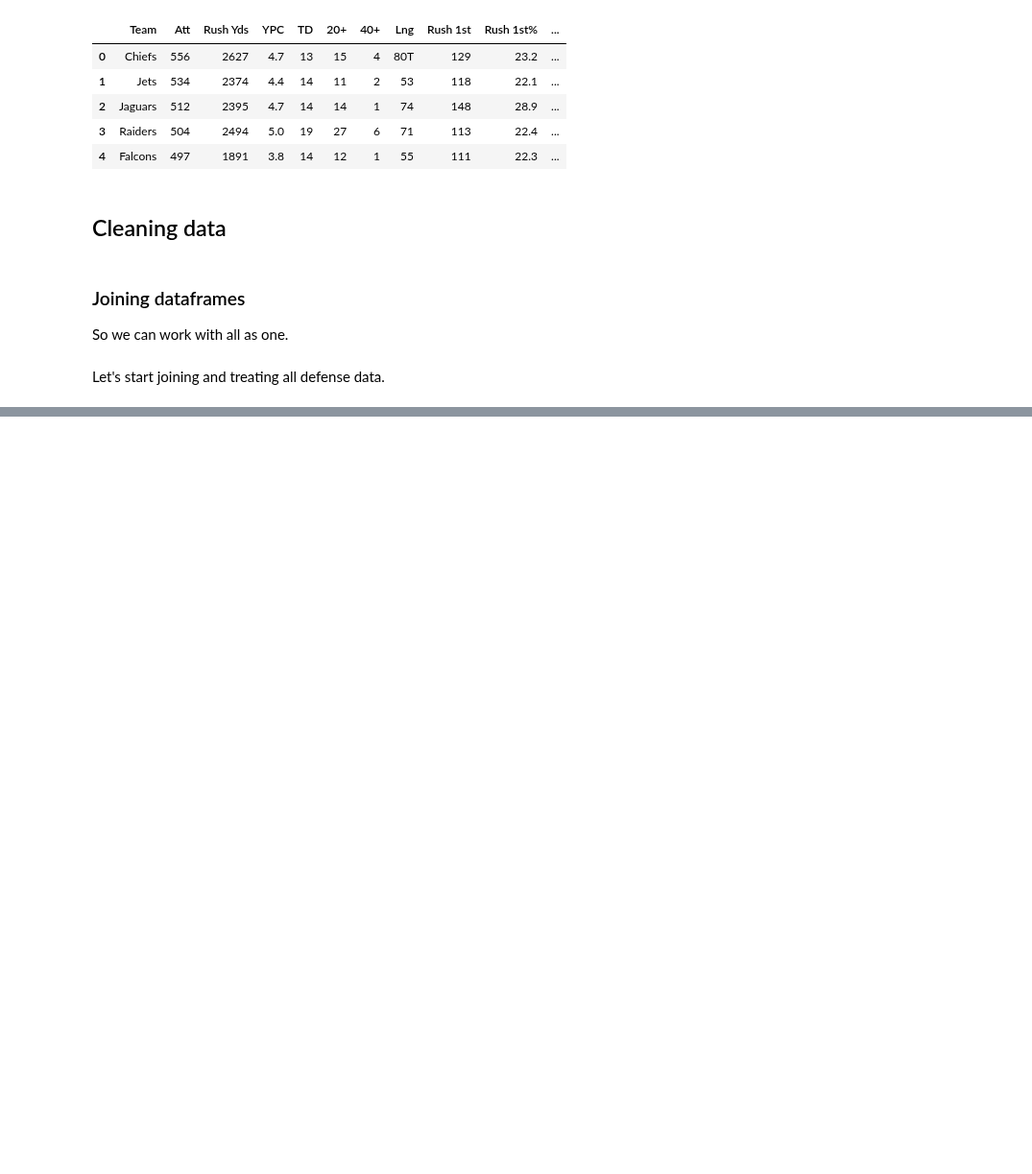
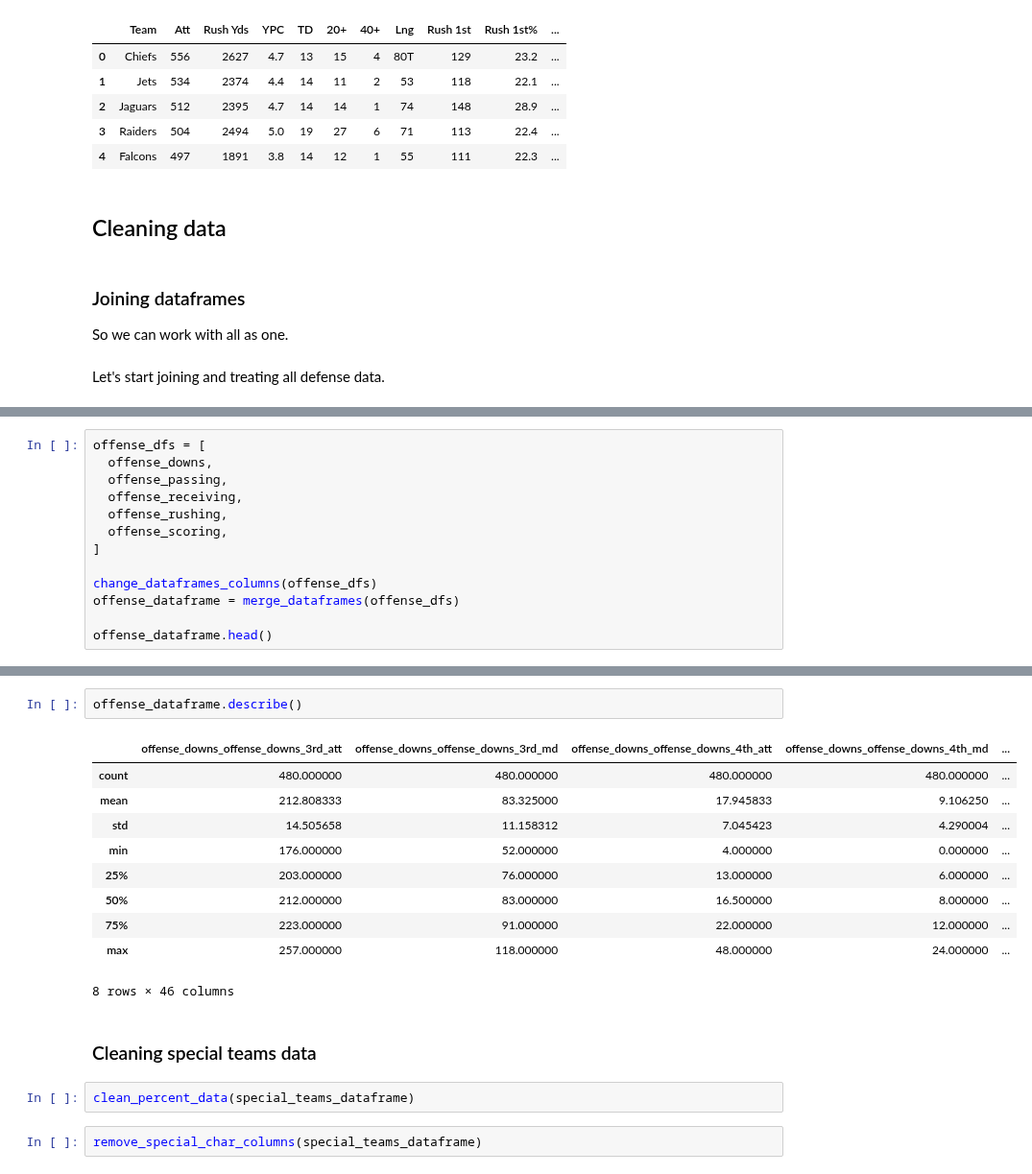
Before and after one commit to rafabandoni/nfl-predict, a Jupyter notebook: notebooks/00_nfl_predict_class.ipynb, the cells around one changed output, grey strips where cells are left out. Shown at 96% size. Drawn from its saved outputs; the diff is of its cells as text; blank space fills up the shorter version.

```diff
--- a/notebooks/00_nfl_predict_class.ipynb
+++ b/notebooks/00_nfl_predict_class.ipynb
@@ -134,0 +131,13 @@ array(['49ers', 'Bears', 'Bengals', 'Bills', 'Broncos', 'Browns',
+# %%
+offense_dfs = [
+  offense_downs,
+  offense_passing,
+  offense_receiving,
+  offense_rushing,
+  offense_scoring,
+]
+
+change_dataframes_columns(offense_dfs)
+offense_dataframe = merge_dataframes(offense_dfs)
+
+offense_dataframe.head()
@@ -134,0 +241,19 @@ array(['49ers', 'Bears', 'Bengals', 'Bills', 'Broncos', 'Browns',
+# %%
+offense_dataframe.describe()
+# %% [output]
+|  | offense_downs_offense_downs_3rd_att | offense_downs_offense_downs_3rd_md | offense_downs_offense_downs_4th_att | offense_downs_offense_downs_4th_md | ... |
+| count | 480.000000 | 480.000000 | 480.000000 | 480.000000 | ... |
+| mean | 212.808333 | 83.325000 | 17.945833 | 9.106250 | ... |
+| std | 14.505658 | 11.158312 | 7.045423 | 4.290004 | ... |
+| min | 176.000000 | 52.000000 | 4.000000 | 0.000000 | ... |
+| 25% | 203.000000 | 76.000000 | 13.000000 | 6.000000 | ... |
+| 50% | 212.000000 | 83.000000 | 16.500000 | 8.000000 | ... |
+| 75% | 223.000000 | 91.000000 | 22.000000 | 12.000000 | ... |
+| max | 257.000000 | 118.000000 | 48.000000 | 24.000000 | ... |
+8 rows × 46 columns
+# %% [markdown]
+### Cleaning special teams data
+# %%
+clean_percent_data(special_teams_dataframe)
+# %%
+remove_special_char_columns(special_teams_dataframe)
```
Also changed, not shown: parts of 23 cells of this notebook.
